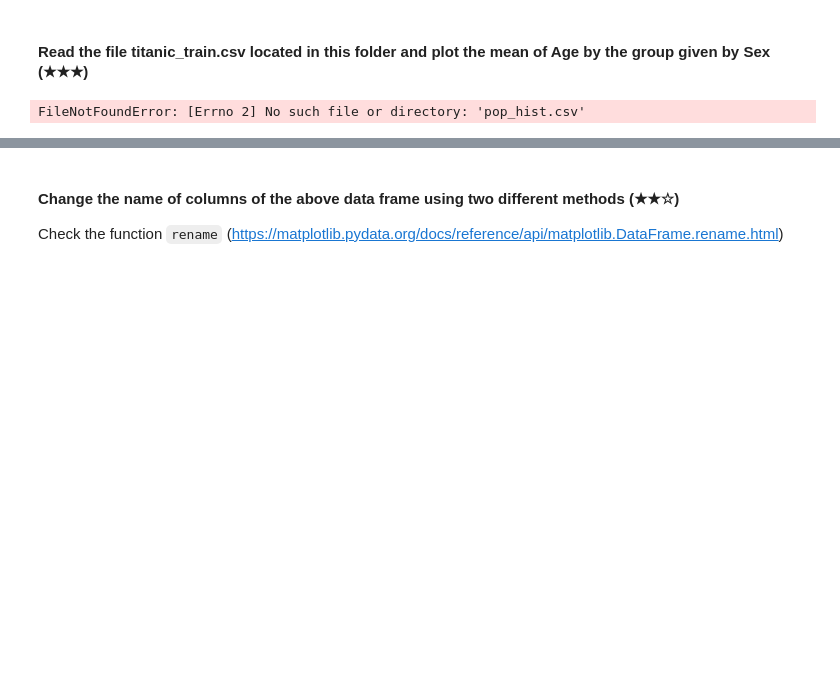
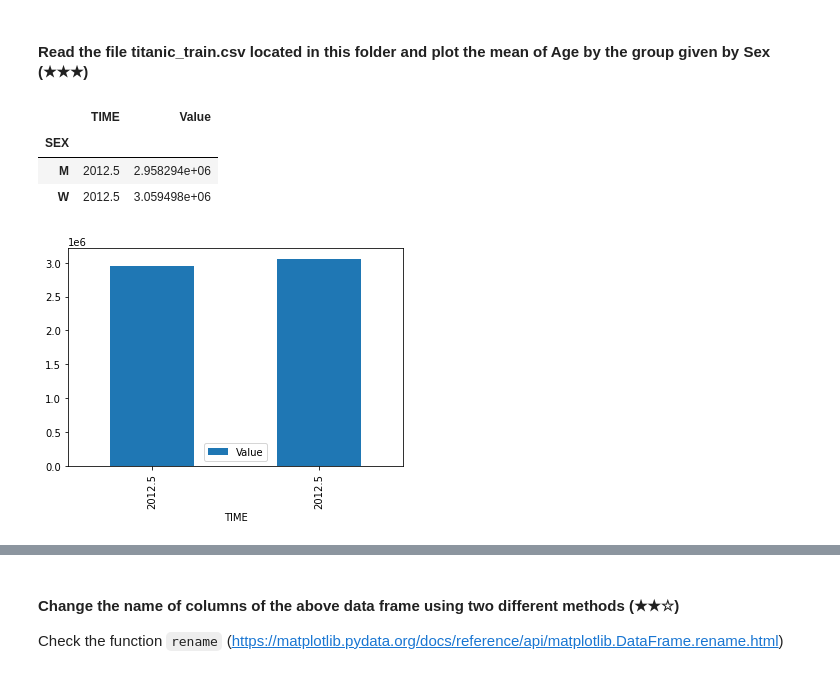
Before and after one commit to spannozzo/machine-learning-prework, a Jupyter notebook: 04-matplotlib/04.1-Intro-to-Matplotlib.ipynb, the cells around one changed output, grey strips where cells are left out. Saved outputs shown, nothing was run; the diff lists cells and outputs as text; code cells hidden in the pictures; blank space fills up the shorter version.

```diff
--- a/04-matplotlib/04.1-Intro-to-Matplotlib.ipynb
+++ b/04-matplotlib/04.1-Intro-to-Matplotlib.ipynb
@@ -369,19 +369,28 @@ plt.show()
 # %%
 import pandas as pd
 import matplotlib.pyplot as plt
 import numpy as np
 
-pop = pd.read_csv("pop_hist.csv")
-pop = pop.iloc[np.where(pop.AGE=="TOTAL") and np.where(pop.LOCATION!="OECD") and (np.where(pop.LOCATION=="ESP") or np.where(pop.LOCATION=="USA")) ]
-pop = pop.loc[:,["LOCATION","TIME","Value"]]
+pop = pd.read_csv("./assets/pop_hist.csv")
+#display(pop.head(5))
+
+pop = pop.iloc[np.where(pop.AGE!="TOTAL") and np.where(pop.LOCATION!="OECD") and (np.where(pop.LOCATION=="ESP") or np.where(pop.LOCATION=="USA")) ]
+pop = pop.loc[:,["LOCATION","TIME","Value",'SEX']]
 pop["Value"] = pop["Value"].astype(int)
 
+gr=pop.loc[pop['SEX']!='T'].groupby('SEX')
+
+display(gr.mean())
 fig, ax = plt.subplots()
-pop.plot(x = 'TIME', y = 'Value', ax = ax)
-pop.plot(x = 'TIME', y = 'Value', ax = ax)
+gr.mean().plot.bar(x = 'TIME', y = 'Value', ax = ax)
+
 plt.show()
 # %% [output]
-FileNotFoundError: [Errno 2] No such file or directory: 'pop_hist.csv'
+|  | TIME | Value |
+| SEX |  |  |
+| M | 2012.5 | 2.958294e+06 |
+| W | 2012.5 | 3.059498e+06 |
+[figure, added]
 # %% [markdown]
 ## What is 3D Data Visualization?
 
```
Also changed, not shown: parts of 2 cells of this notebook.
